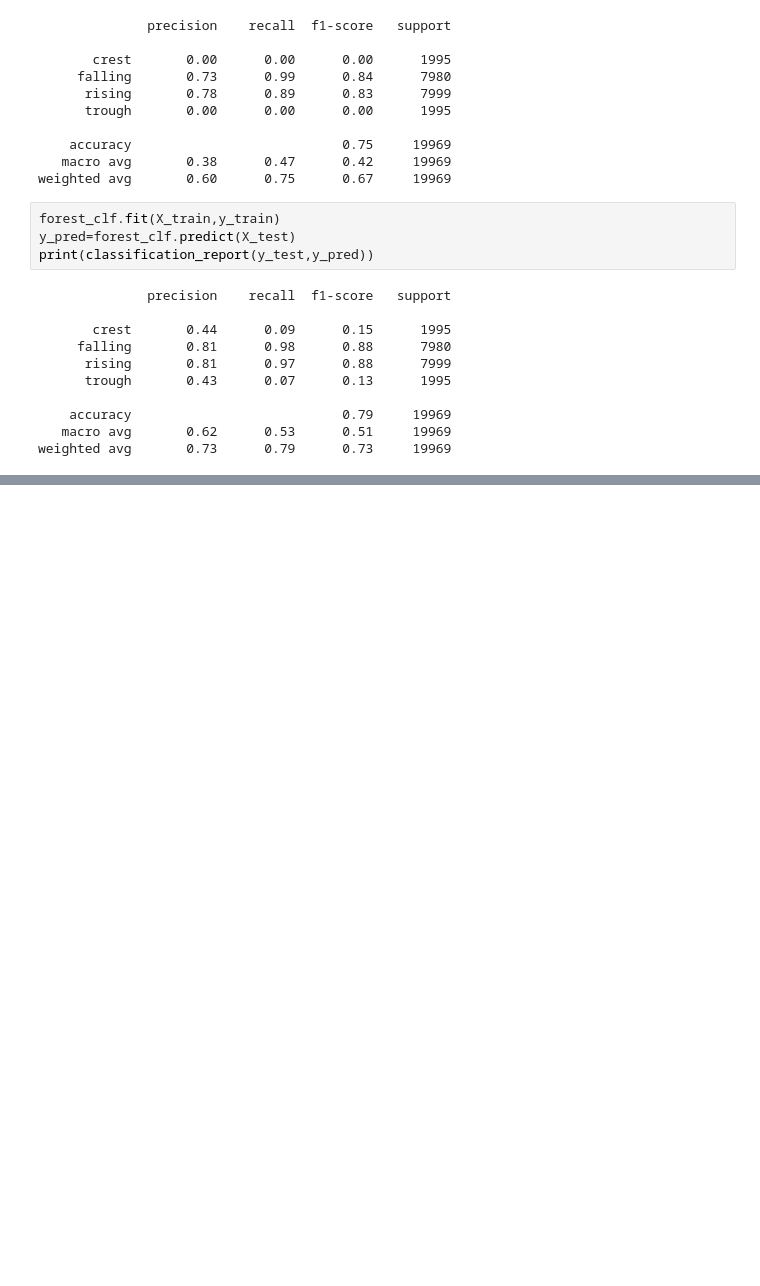
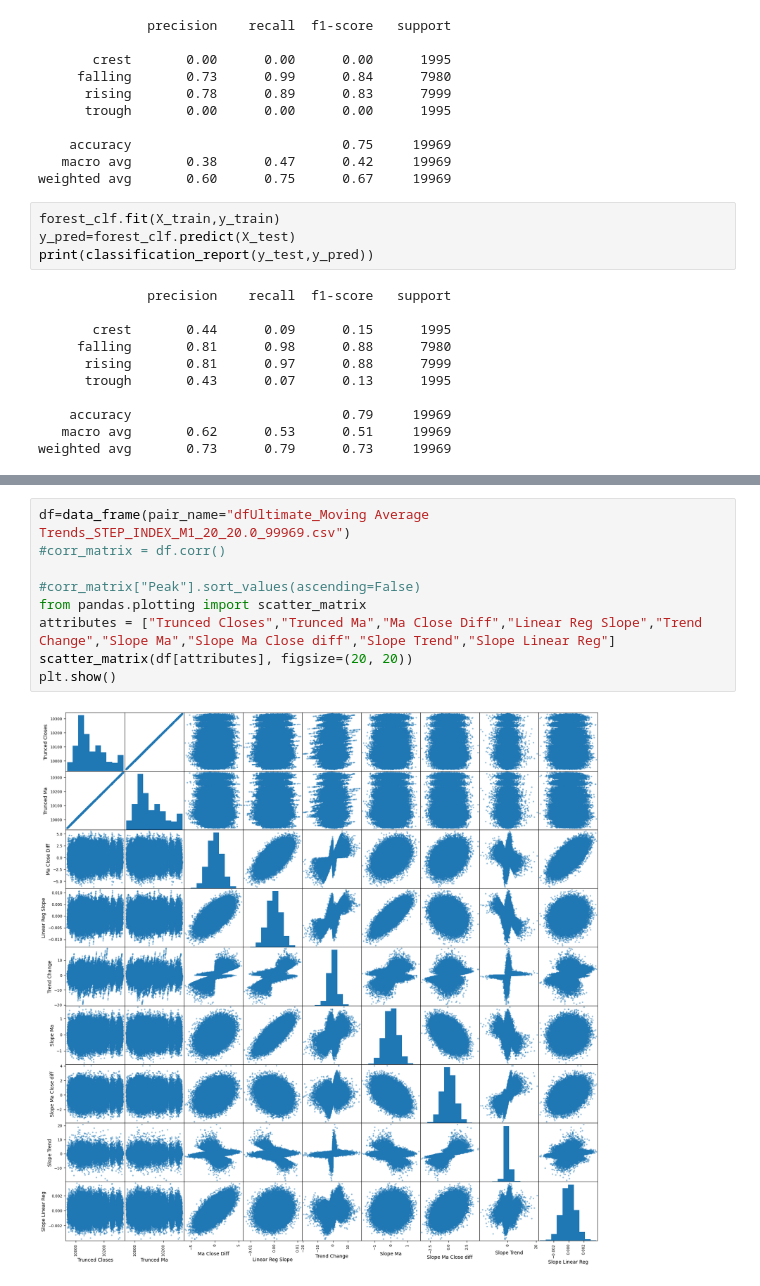
Before and after one commit to PaulMbutu/Machine_Learning_Projects, a Jupyter notebook: peaks_classification_based_on_ma.ipynb, the cells around one changed output, grey strips where cells are left out. Drawn from its saved outputs; the diff is of its cells as text; blank space fills up the shorter version.

```diff
--- a/peaks_classification_based_on_ma.ipynb
+++ b/peaks_classification_based_on_ma.ipynb
@@ -448,0 +475,11 @@ weighted avg       0.73      0.79      0.73     19969
+# %%
+df=data_frame(pair_name="dfUltimate_Moving Average Trends_STEP_INDEX_M1_20_20.0_99969.csv")
+#corr_matrix = df.corr()
+
+#corr_matrix["Peak"].sort_values(ascending=False)
+from pandas.plotting import scatter_matrix
+attributes = ["Trunced Closes","Trunced Ma","Ma Close Diff","Linear Reg Slope","Trend Change","Slope Ma","Slope Ma Close diff","Slope Trend","Slope Linear Reg"]
+scatter_matrix(df[attributes], figsize=(20, 20))
+plt.show()
+# %% [output]
+[figure, added]
```
Also changed, not shown: parts of 7 cells of this notebook, 1 other file.
